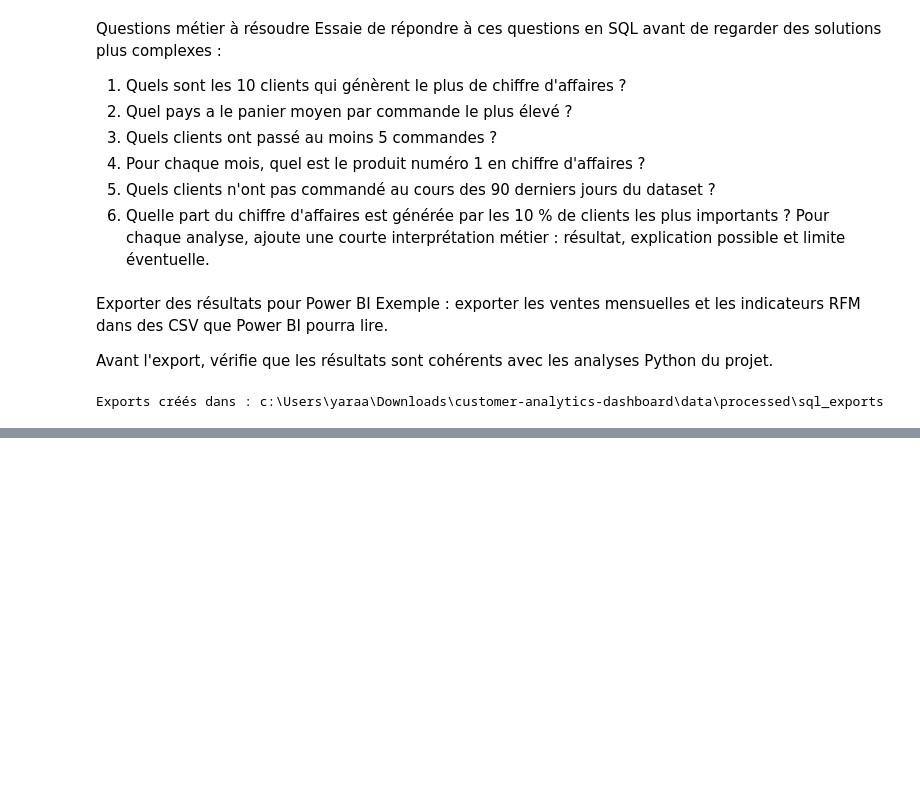
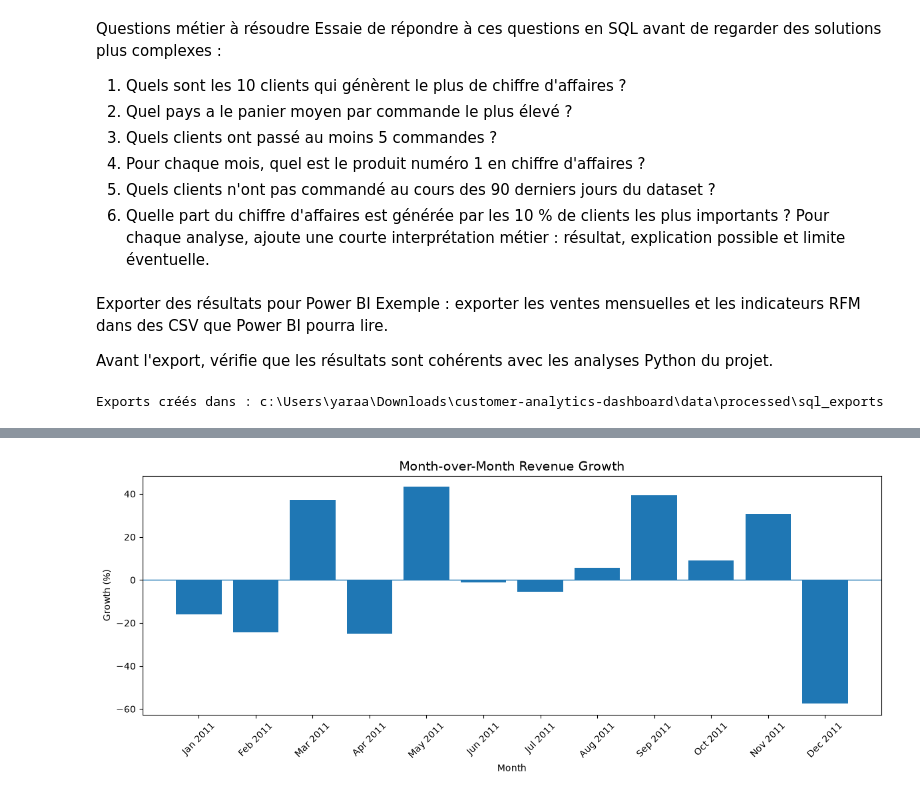
Before and after one commit to yara951/customer-analytics-dashboard, a Jupyter notebook: notebooks/04_sql_advanced.ipynb, the cells around one changed output, grey strips where cells are left out. Saved outputs shown, nothing was run; the diff lists cells and outputs as text; code cells hidden in the pictures; blank space fills up the shorter version.

```diff
--- a/notebooks/04_sql_advanced.ipynb
+++ b/notebooks/04_sql_advanced.ipynb
@@ -461,0 +500,20 @@ Exports créés dans : c:\Users\yaraa\Downloads\customer-analytics-dashboard\dat
+# %%
+
+plt.figure(figsize=(12, 5))
+
+plt.bar(
+    mom_df["sales_month"].dt.strftime("%b %Y"),
+    mom_df["month_over_month_pct"]
+)
+
+plt.axhline(y=0, linewidth=1)
+
+plt.title("Month-over-Month Revenue Growth", fontsize=14)
+plt.xlabel("Month")
+plt.ylabel("Growth (%)")
+plt.xticks(rotation=45)
+
+plt.tight_layout()
+plt.show()
+# %% [output]
+[figure, added]
```
Also changed, not shown: parts of 2 cells of this notebook.
